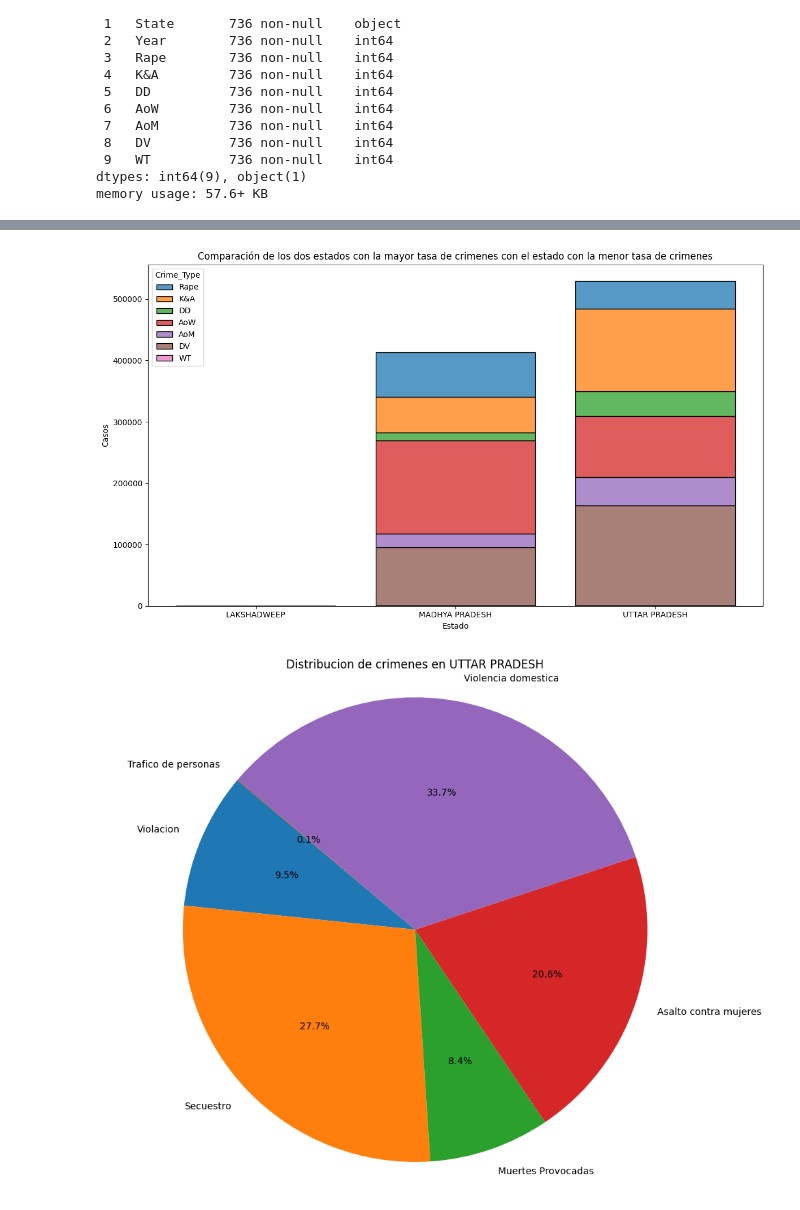
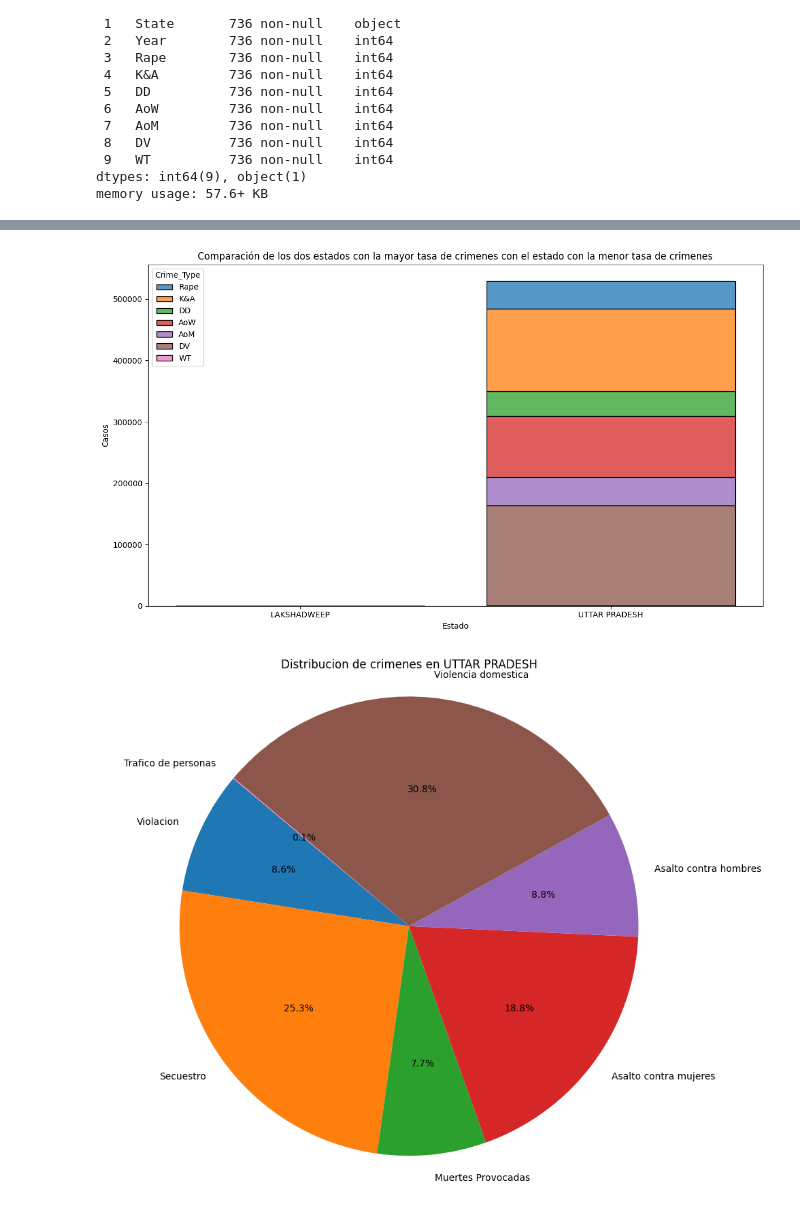
Before and after one commit to Sma126/Dataset_G10, a Jupyter notebook: Dataset_G10.ipynb, the cells around one changed output, grey strips where cells are left out. Cells and saved outputs as stored; diff of their text form; code cells hidden in the pictures.

```diff
--- a/Dataset_G10.ipynb
+++ b/Dataset_G10.ipynb
@@ -238,22 +257,14 @@ plt.show()
 # %%
-# Calculate total crimes per state (if not already calculated)
-if 'Total_Crimes' not in df_standardized.columns:
-    df_standardized['Total_Crimes'] = df_standardized[['Rape', 'K&A', 'DD', 'AoW', 'AoM', 'DV', 'WT']].sum(axis=1)
+df_estandar['Total']=df_estandar[['Rape', 'K&A', 'DD', 'AoW', 'AoM', 'DV', 'WT']].sum(axis=1)
 
-# Get the top 2 states with the highest total crimes
-top_2_states = df_standardized.nlargest(2, 'Total_Crimes')
+max = df_estandar.nlargest(2, 'Total')
+min = df_estandar.nsmallest(1, 'Total')
 
-# Get the state with the lowest total crimes
-lowest_state = df_standardized.nsmallest(1, 'Total_Crimes')
+comparacion = pd.concat([max, min])
 
-# Combine the top 2 states and the lowest state
-states_to_compare = pd.concat([top_2_states, lowest_state])
+df_comparacion = df_estandar[df_estandar['State'].isin(comparacion['State'])]
 
-# Filter the standardized DataFrame to include only these states
-df_compare_states = df_standardized[df_standardized['State'].isin(states_to_compare['State'])]
-
-# Melt the filtered DataFrame
-crimes_melted_compare = df_compare_states.melt(
+comparacion_expandida = df_comparacion.melt(
     id_vars='State',
     value_vars=['Rape', 'K&A', 'DD', 'AoW', 'AoM', 'DV', 'WT'],
     var_name='Crime_Type',
@@ -261,7 +272,7 @@ crimes_melted_compare = df_compare_states.melt(
 )
 
 plt.figure(figsize=(12, 7))
-sns.histplot(data=crimes_melted_compare, x='State', weights='Number_of_Cases', hue='Crime_Type', multiple='stack', shrink=0.8)
+sns.histplot(data=comparacion_expandida, x='State', weights='Number_of_Cases', hue='Crime_Type', multiple='stack', shrink=0.8)
 plt.title('Comparación de los dos estados con la mayor tasa de crimenes con el estado con la menor tasa de crimenes')
 plt.xlabel('Estado')
 plt.ylabel('Casos')
@@ -269,27 +280,23 @@ plt.xticks(rotation=0)
 plt.tight_layout()
 plt.show()
 # %% [output]
-[figure, old version]
+[figure, new version]
 # %%
-# Filter the data for Uttar Pradesh
-uttar_pradesh_crimes = df_standardized[df_standardized['State'] == 'UTTAR PRADESH']
+# Filtrar los datos para el estado UTTAR PRADESH
+uttar = df_estandar[df_estandar['State'] == 'UTTAR PRADESH']
 
-# Select only the crime columns
-uttar_pradesh_crimes_data = uttar_pradesh_crimes[['Rape', 'K&A', 'DD', 'AoW',  'DV', 'WT']]
+# Sumar los crímenes para todos los años para UTTAR PRADESH
+uttar_data = uttar[['Rape', 'K&A', 'DD', 'AoW', 'AoM', 'DV', 'WT']].sum().reset_index()
+uttar_data.columns = ['Crime_Type', 'Number_of_Cases']
 
-# Transpose the data and reset index to prepare for pie chart
-uttar_pradesh_crimes_transposed = uttar_pradesh_crimes_data.T.reset_index()
-uttar_pradesh_crimes_transposed.columns = ['Crime_Type', 'Number_of_Cases']
+casos = ['Violacion', 'Secuestro', 'Muertes Provocadas', 'Asalto contra mujeres', 'Asalto contra hombres', 'Violencia domestica', 'Trafico de personas']
 
-# Update the casos list to include all crime types with Spanish names
-casos = ['Violacion', 'Secuestro', 'Muertes Provocadas', 'Asalto contra mujeres', 'Violencia domestica', 'Trafico de personas']
-
-# Create the pie chart
+# Crear el gráfico
 plt.figure(figsize=(10, 8))
-plt.pie(uttar_pradesh_crimes_transposed['Number_of_Cases'], labels=casos, autopct='%1.1f%%', startangle=140)
+plt.pie(uttar_data['Number_of_Cases'], labels=casos, autopct='%1.1f%%', startangle=140)
 plt.title('Distribucion de crimenes en UTTAR PRADESH')
-plt.axis('equal') # Equal aspect ratio ensures that pie is drawn as a circle.
+plt.axis('equal')
 plt.tight_layout()
 plt.show()
 # %% [output]
-[figure, old version]
+[figure, new version]
```
Also changed, not shown: parts of 18 cells of this notebook.
